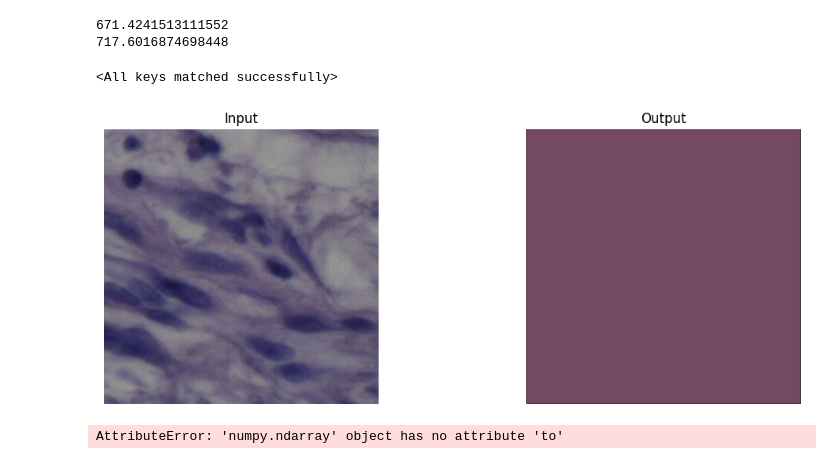
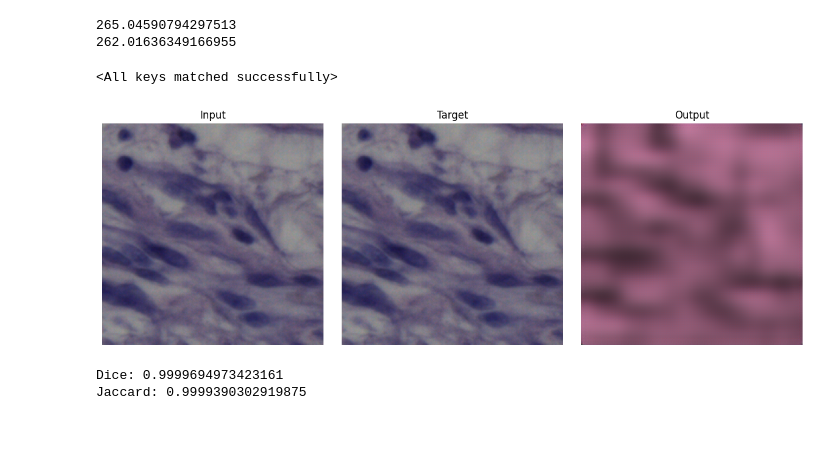
Before and after one commit to hisokam324/Histological-Image-Segmentation-and-Clasification-using-Neural-Networks, a Jupyter notebook: Train/auto.ipynb, the cells around one changed output. Cells and saved outputs as stored; diff of their text form; code cells hidden in the pictures; blank space fills up the shorter version.

```diff
--- a/Train/auto.ipynb
+++ b/Train/auto.ipynb
@@ -42,4 +42 @@ Estimated Total Size (MB): 700.66
 ----------------------------------------------------------------
-# %%
-X, Y = utils.load_images(f"{DATA_PATH}/train", getMask= False)
-X1, Y1 = utils.load_images(f"{DATA_PATH}/validation", getMask= False)
@@ -49,6 +43,7 @@ imagenes
 # %%
-train_loader = utils.create_loader((X, Y), 16)
-validation_loader = utils.create_loader((X1, Y1), 16)
+batch_size = 64
+train_loader = utils.create_loader(utils.load_images(f"{DATA_PATH}/train", getMask= False), batch_size=batch_size)
+validation_loader = utils.create_loader(utils.load_images(f"{DATA_PATH}/validation", getMask= False), batch_size=batch_size)
 
 print(len(train_loader))
 print(len(validation_loader))
@@ -61,7 +58,7 @@ model.load_state_dict(torch.load(f"./models/auto.pth"))
 model.to(device)
 
 # Definimos los hiperparámetros
-n_epochs = 20
+n_epochs = 50
 lr=0.0001
 patience = 5 # (vamos a usar early stopping, así que definimos un valor de paciencia)
 
@@ -163,8 +164,8 @@ model.load_state_dict(selected_model_state_dict)
 print(test(model, validation_loader))
 print(test(model, train_loader))
 # %% [output]
-671.4241513111552
-717.6016874698448
+265.04590794297513
+262.01636349166955
 # %%
 torch.save(model.state_dict(), f"./models/auto.pth")
 # %%
@@ -174,28 +175,42 @@ model.load_state_dict(torch.load(f"./models/auto.pth"))
 # %%
 model.eval()
 idx = 0
-input = torch.tensor(X[idx], dtype=torch.float32).unsqueeze(0).to(device)
+i = 0
+for data in train_loader:
+    if i == 0:
+        input, target = data
+        i = 1
+
 with torch.no_grad():
-    output = model(input)
+    output = model(input.to(device))
+
+input = input[0]
+target = target[0]
+output = output[0]
 # %%
-input_image = input.squeeze().permute(1, 2, 0).cpu().numpy()/255
-output_image = output.squeeze().permute(1, 2, 0).cpu().numpy()/255
+input_image = input.permute(1, 2, 0).cpu().numpy()/255
+target_image = target.permute(1, 2, 0).cpu().numpy()/255
+output_image = output.permute(1, 2, 0).cpu().numpy()/255
 
-fig, axs = plt.subplots(1, 2, figsize=(12, 4))
+fig, axs = plt.subplots(1, 3, figsize=(12, 4))
 axs[0].imshow(input_image)
 axs[0].set_title("Input")
 
-axs[1].imshow(output_image)  # Si tienes ground truth
-axs[1].set_title("Output")
+axs[1].imshow(target_image)
+axs[1].set_title("Target")
+
+axs[2].imshow(output_image)  # Si tienes ground truth
+axs[2].set_title("Output")
 
 for ax in axs:
     ax.axis('off')
 
 plt.tight_layout()
 plt.show()
 # %% [output]
-[figure, old version]
+[figure, new version]
 # %%
-a, b = utils.test_similarity(model, zip(X, X))
+a, b = utils.test_similarity(model, train_loader)
 # %% [output]
-AttributeError: 'numpy.ndarray' object has no attribute 'to'
+Dice: 0.9999694973423161
+Jaccard: 0.9999390302919875
```
Also changed, not shown: parts of 4 cells of this notebook, 12 other files.
